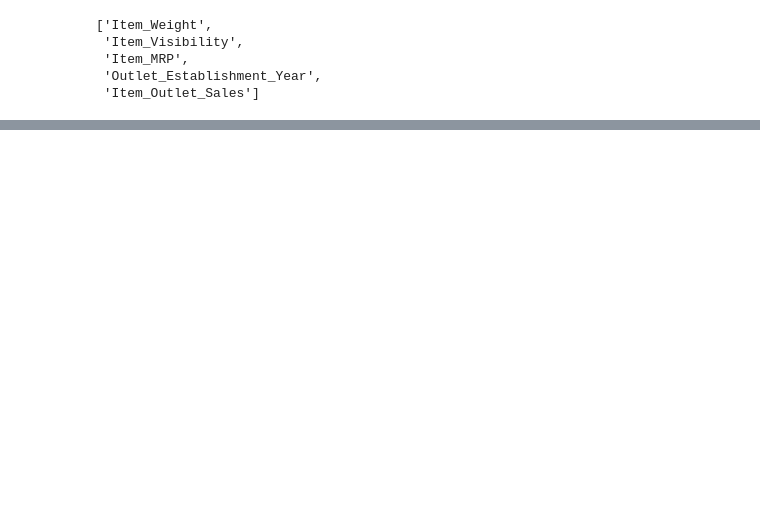
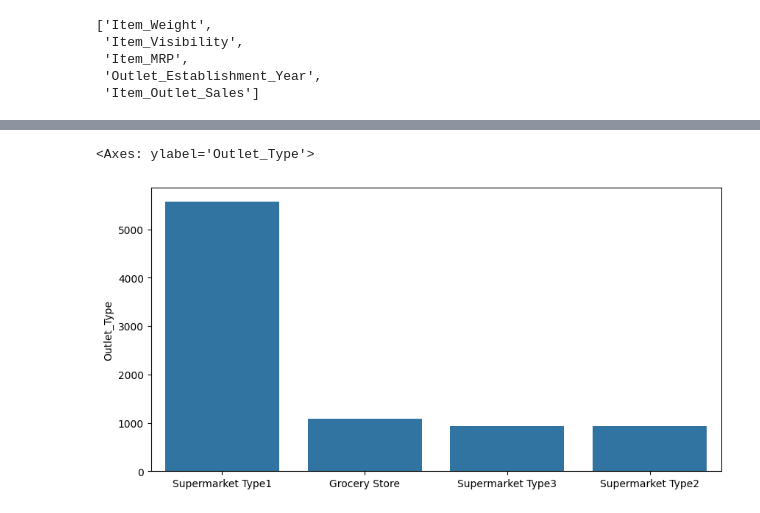
Before and after one commit to digitaico/ml, a Jupyter notebook: retail-sales-predict/prediction.ipynb, the cells around one changed output, grey strips where cells are left out. Drawn from its saved outputs; the diff is of its cells as text; code cells hidden in the pictures; blank space fills up the shorter version.

```diff
--- a/retail-sales-predict/prediction.ipynb
+++ b/retail-sales-predict/prediction.ipynb
@@ -142,0 +266,6 @@ num_columns
+# %%
+plt.figure(figsize=(10,5))
+sns.barplot(train['Outlet_Type'].value_counts())
+# %% [output]
+<Axes: ylabel='Outlet_Type'>
+[figure, added]
```
Also changed, not shown: parts of 32 cells of this notebook.
